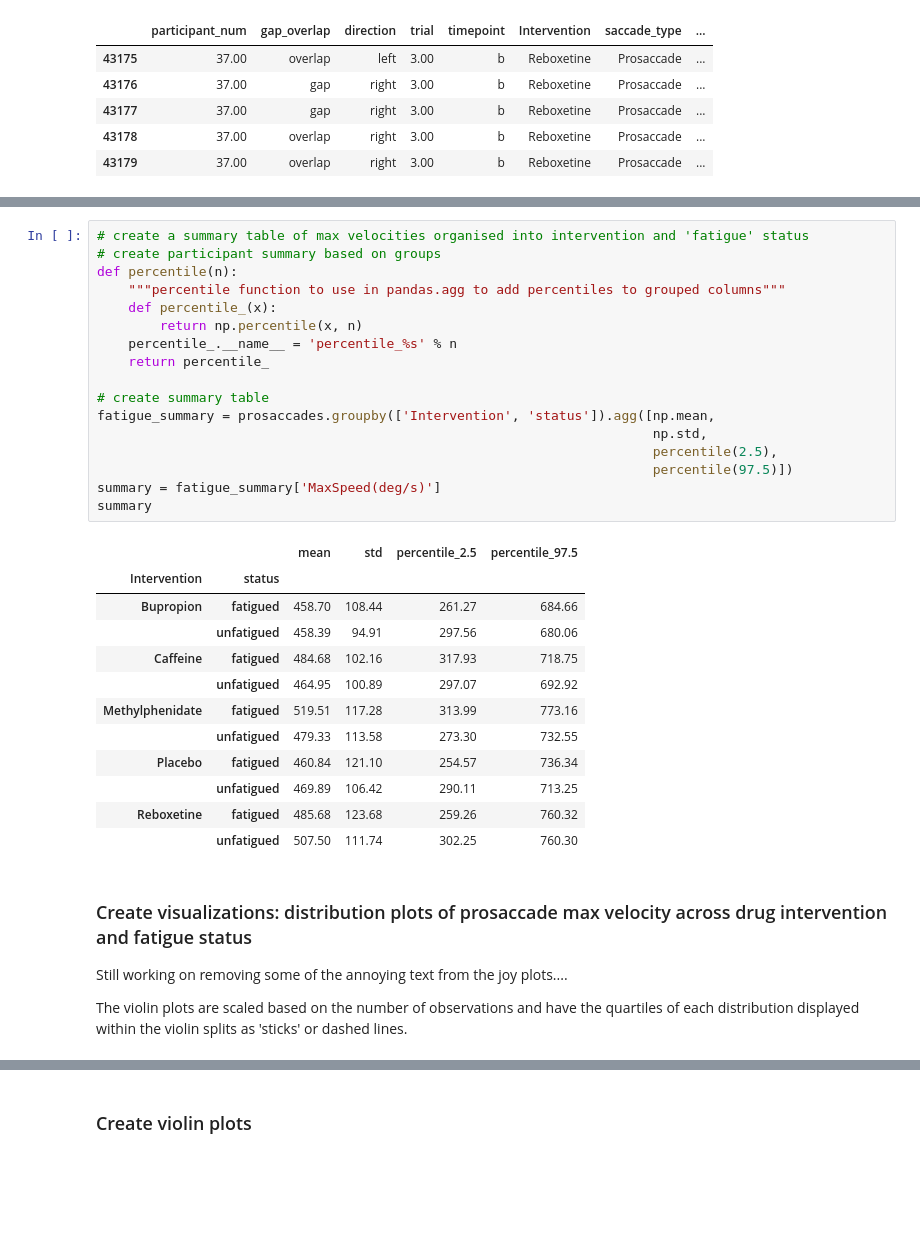
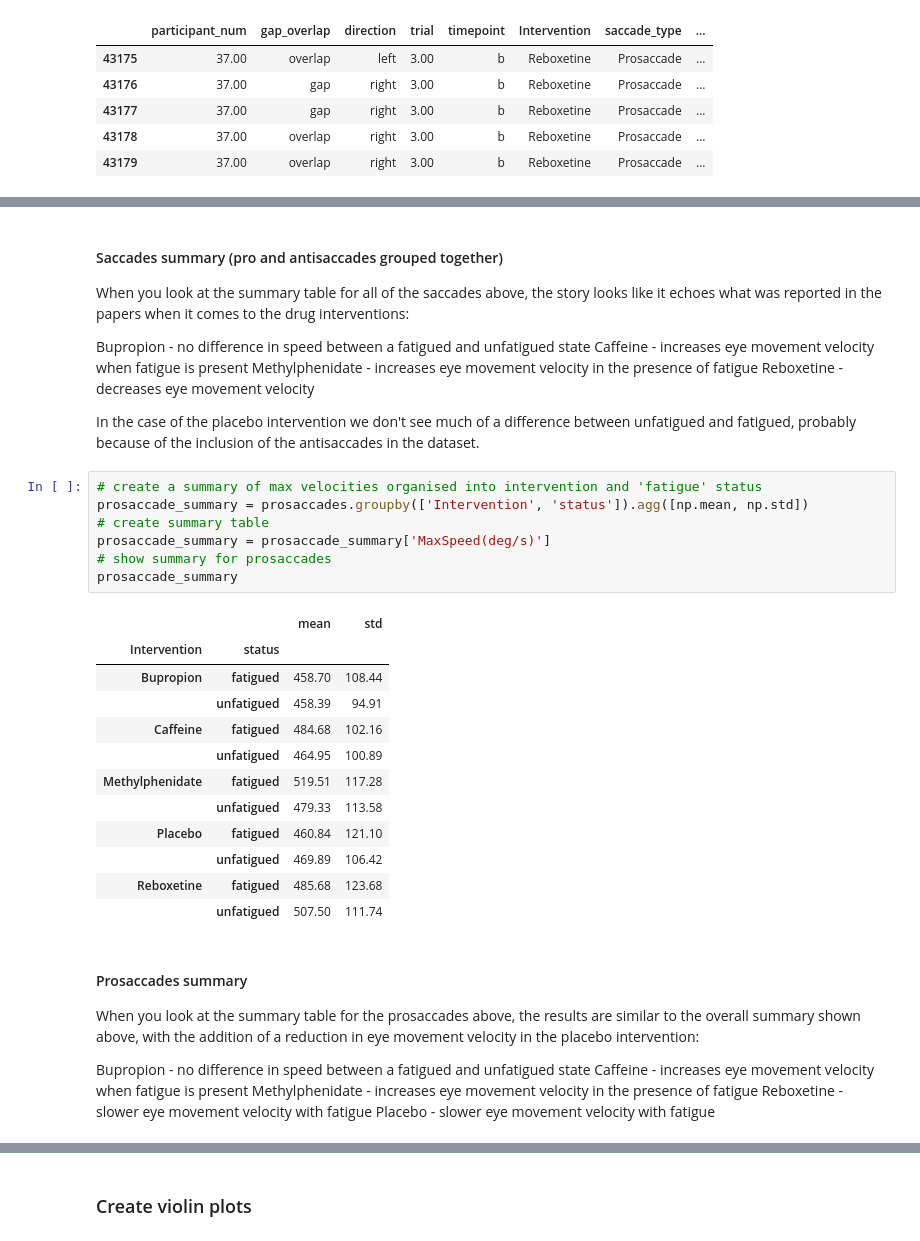
Before and after one commit to charlieconnell/Projects, a Jupyter notebook: saccades_analysis.ipynb, the cells around one changed output, grey strips where cells are left out. Drawn from its saved outputs; the diff is of its cells as text; blank space fills up the shorter version.

```diff
--- a/saccades_analysis.ipynb
+++ b/saccades_analysis.ipynb
@@ -51,36 +78,39 @@ The following analysis just describes means, standard deviations and confidence
+# %% [markdown]
+#### Saccades summary (pro and antisaccades grouped together)
+When you look at the summary table for all of the saccades above, the story looks like it echoes what was reported in the papers when it comes to the drug interventions:
+
+Bupropion - no difference in speed between a fatigued and unfatigued state
+Caffeine - increases eye movement velocity when fatigue is present
+Methylphenidate - increases eye movement velocity in the presence of fatigue
+Reboxetine - decreases eye movement velocity
+
+In the case of the placebo intervention we don't see much of a difference between unfatigued and fatigued, probably because of the inclusion of the antisaccades in the dataset.
 # %%
-# create a summary table of max velocities organised into intervention and 'fatigue' status
-# create participant summary based on groups
-def percentile(n):
-    """percentile function to use in pandas.agg to add percentiles to grouped columns"""
-    def percentile_(x):
-        return np.percentile(x, n)
-    percentile_.__name__ = 'percentile_%s' % n
-    return percentile_
-
+# create a summary of max velocities organised into intervention and 'fatigue' status
+prosaccade_summary = prosaccades.groupby(['Intervention', 'status']).agg([np.mean, np.std])
 # create summary table
-fatigue_summary = prosaccades.groupby(['Intervention', 'status']).agg([np.mean,
-                                                                       np.std,
-                                                                       percentile(2.5),
-                                                                       percentile(97.5)])
-summary = fatigue_summary['MaxSpeed(deg/s)']
-summary
+prosaccade_summary = prosaccade_summary['MaxSpeed(deg/s)']
+# show summary for prosaccades
+prosaccade_summary
 # %% [output]
-|  |  | mean | std | percentile_2.5 | percentile_97.5 |
-| Intervention | status |  |  |  |  |
-| Bupropion | fatigued | 458.70 | 108.44 | 261.27 | 684.66 |
-|  | unfatigued | 458.39 | 94.91 | 297.56 | 680.06 |
-| Caffeine | fatigued | 484.68 | 102.16 | 317.93 | 718.75 |
-|  | unfatigued | 464.95 | 100.89 | 297.07 | 692.92 |
-| Methylphenidate | fatigued | 519.51 | 117.28 | 313.99 | 773.16 |
-|  | unfatigued | 479.33 | 113.58 | 273.30 | 732.55 |
-| Placebo | fatigued | 460.84 | 121.10 | 254.57 | 736.34 |
-|  | unfatigued | 469.89 | 106.42 | 290.11 | 713.25 |
-| Reboxetine | fatigued | 485.68 | 123.68 | 259.26 | 760.32 |
-|  | unfatigued | 507.50 | 111.74 | 302.25 | 760.30 |
+|  |  | mean | std |
+| Intervention | status |  |  |
+| Bupropion | fatigued | 458.70 | 108.44 |
+|  | unfatigued | 458.39 | 94.91 |
+| Caffeine | fatigued | 484.68 | 102.16 |
+|  | unfatigued | 464.95 | 100.89 |
+| Methylphenidate | fatigued | 519.51 | 117.28 |
+|  | unfatigued | 479.33 | 113.58 |
+| Placebo | fatigued | 460.84 | 121.10 |
+|  | unfatigued | 469.89 | 106.42 |
+| Reboxetine | fatigued | 485.68 | 123.68 |
+|  | unfatigued | 507.50 | 111.74 |
-# %% [markdown]
-### Create visualizations: distribution plots of prosaccade max velocity across drug intervention and fatigue status
-
-Still working on removing some of the annoying text from the joy plots....
-
-The violin plots are scaled based on the number of observations and have the quartiles of each distribution displayed within the violin splits as 'sticks' or dashed lines.
+# %% [markdown]
+#### Prosaccades summary
+When you look at the summary table for the prosaccades above, the results are similar to the overall summary shown above, with the addition of a reduction in eye movement velocity in the placebo intervention:
+
+Bupropion - no difference in speed between a fatigued and unfatigued state
+Caffeine - increases eye movement velocity when fatigue is present
+Methylphenidate - increases eye movement velocity in the presence of fatigue
+Reboxetine - slower eye movement velocity with fatigue
+Placebo - slower eye movement velocity with fatigue
```
Also changed, not shown: parts of 77 cells of this notebook.
